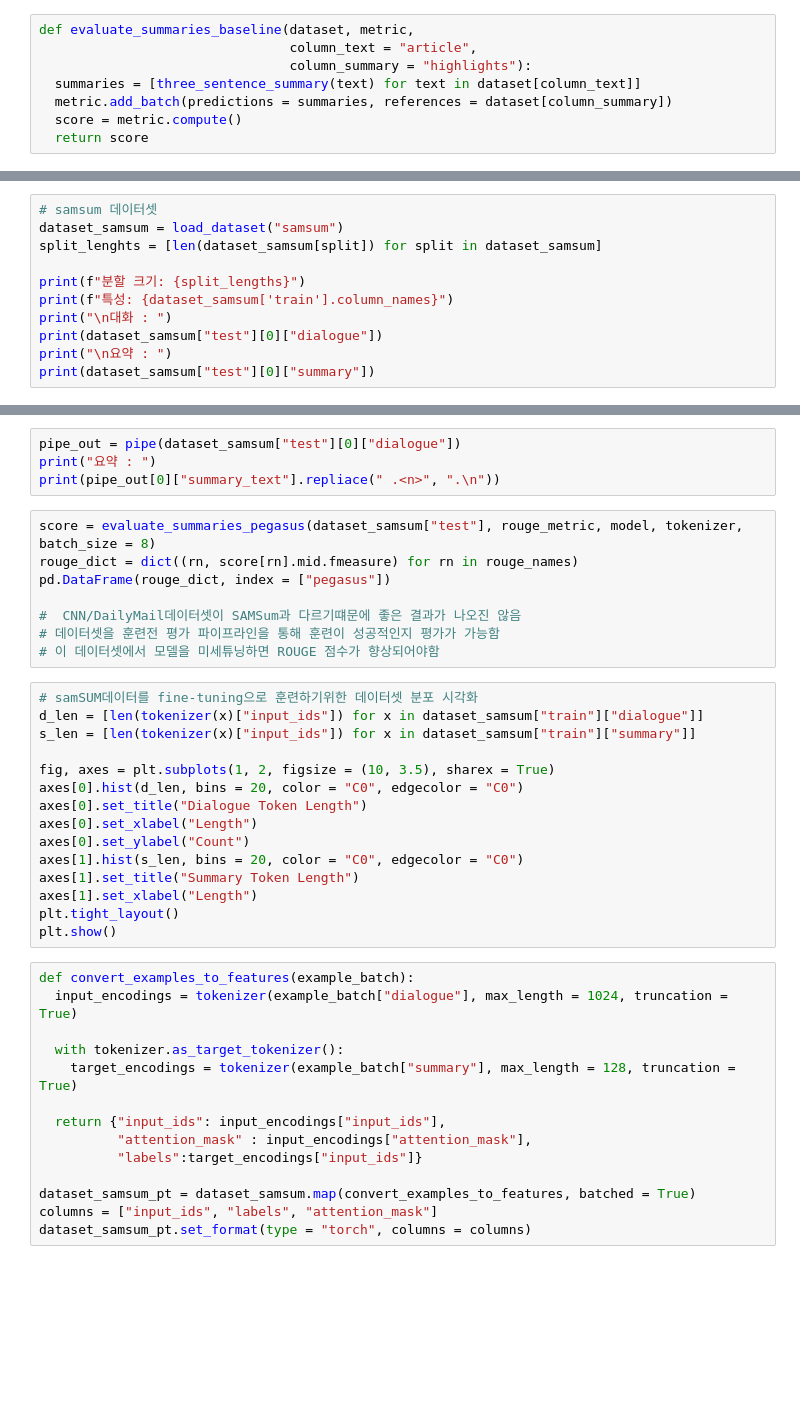
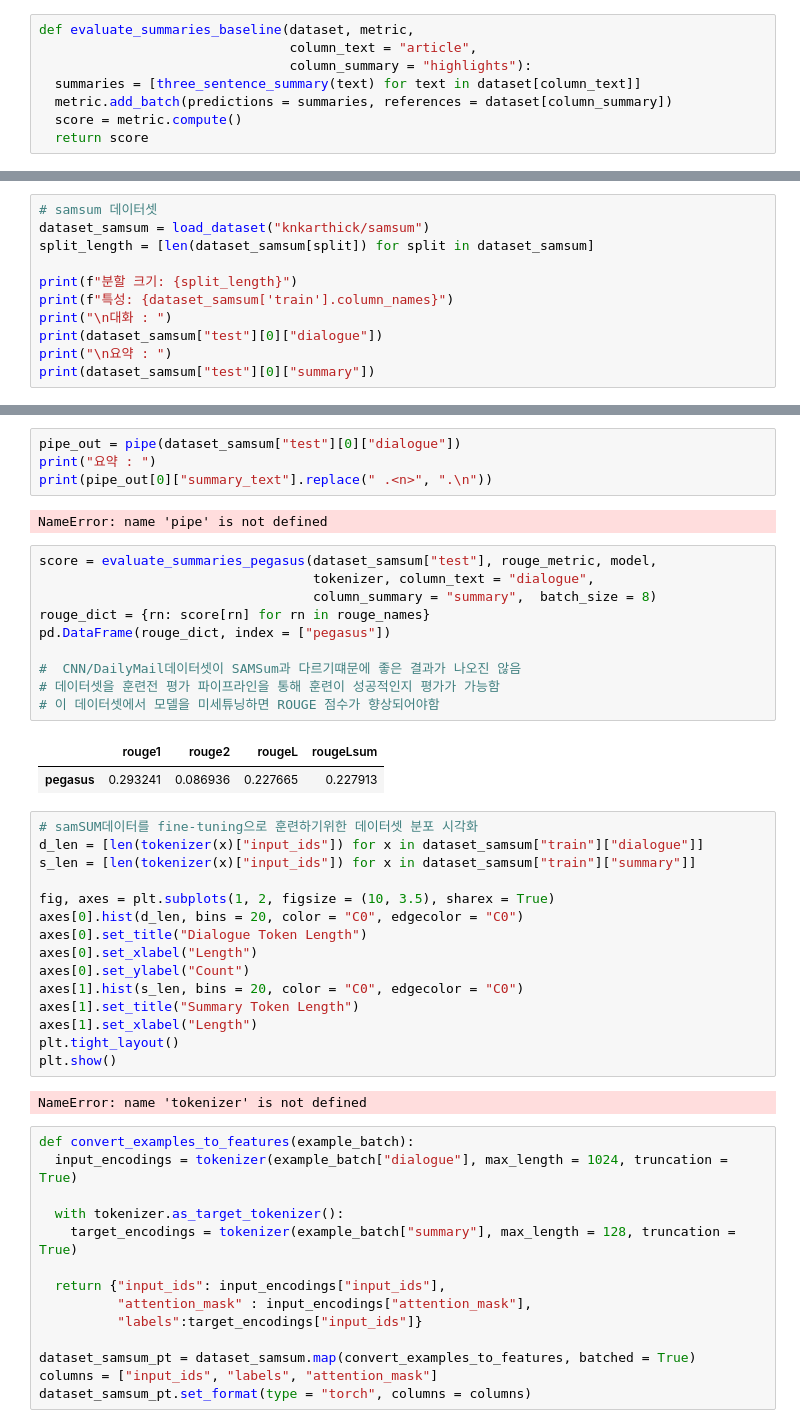
Before and after one commit to barkhaneum/Transformer_study, a Jupyter notebook: chapter_6.ipynb, the cells around one changed output, grey strips where cells are left out. Drawn from its saved outputs; the diff is of its cells as text; blank space fills up the shorter version.

```diff
--- a/chapter_6.ipynb
+++ b/chapter_6.ipynb
@@ -203,9 +269,9 @@ pd.DataFrame(rouge_dict, index = ["pegasus"])
 # %%
 # samsum 데이터셋
-dataset_samsum = load_dataset("samsum")
-split_lenghts = [len(dataset_samsum[split]) for split in dataset_samsum]
+dataset_samsum = load_dataset("knkarthick/samsum")
+split_length = [len(dataset_samsum[split]) for split in dataset_samsum]
 
-print(f"분할 크기: {split_lengths}")
+print(f"분할 크기: {split_length}")
 print(f"특성: {dataset_samsum['train'].column_names}")
 print("\n대화 : ")
 print(dataset_samsum["test"][0]["dialogue"])
@@ -214,15 +298,22 @@ print(dataset_samsum["test"][0]["summary"])
 # %%
 pipe_out = pipe(dataset_samsum["test"][0]["dialogue"])
 print("요약 : ")
-print(pipe_out[0]["summary_text"].repliace(" .<n>", ".\n"))
+print(pipe_out[0]["summary_text"].replace(" .<n>", ".\n"))
+# %% [output]
+NameError: name 'pipe' is not defined
 # %%
-score = evaluate_summaries_pegasus(dataset_samsum["test"], rouge_metric, model, tokenizer, batch_size = 8)
-rouge_dict = dict((rn, score[rn].mid.fmeasure) for rn in rouge_names)
+score = evaluate_summaries_pegasus(dataset_samsum["test"], rouge_metric, model,
+                                   tokenizer, column_text = "dialogue",
+                                   column_summary = "summary",  batch_size = 8)
+rouge_dict = {rn: score[rn] for rn in rouge_names}
 pd.DataFrame(rouge_dict, index = ["pegasus"])
 
 #  CNN/DailyMail데이터셋이 SAMSum과 다르기떄문에 좋은 결과가 나오진 않음
 # 데이터셋을 훈련전 평가 파이프라인을 통해 훈련이 성공적인지 평가가 가능함
 # 이 데이터셋에서 모델을 미세튜닝하면 ROUGE 점수가 향상되어야함
+# %% [output]
+|  | rouge1 | rouge2 | rougeL | rougeLsum |
+| pegasus | 0.293241 | 0.086936 | 0.227665 | 0.227913 |
 # %%
 # samSUM데이터를 fine-tuning으로 훈련하기위한 데이터셋 분포 시각화
 d_len = [len(tokenizer(x)["input_ids"]) for x in dataset_samsum["train"]["dialogue"]]
@@ -238,6 +329,8 @@ axes[1].set_title("Summary Token Length")
 axes[1].set_xlabel("Length")
 plt.tight_layout()
 plt.show()
+# %% [output]
+NameError: name 'tokenizer' is not defined
 # %%
 def convert_examples_to_features(example_batch):
   input_encodings = tokenizer(example_batch["dialogue"], max_length = 1024, truncation = True)
```
Also changed, not shown: parts of 14 cells of this notebook.
